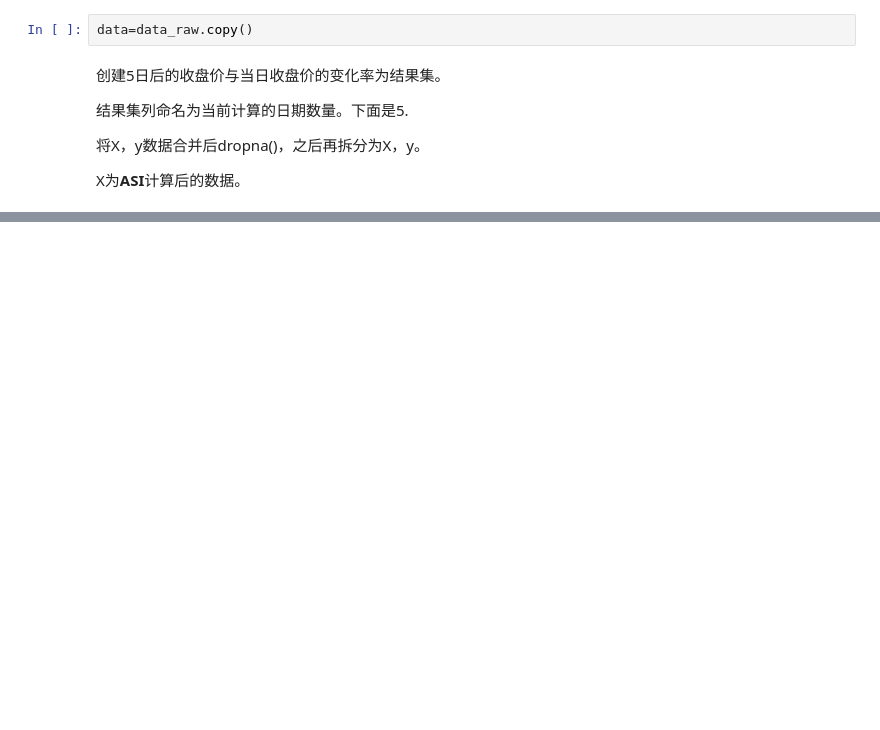
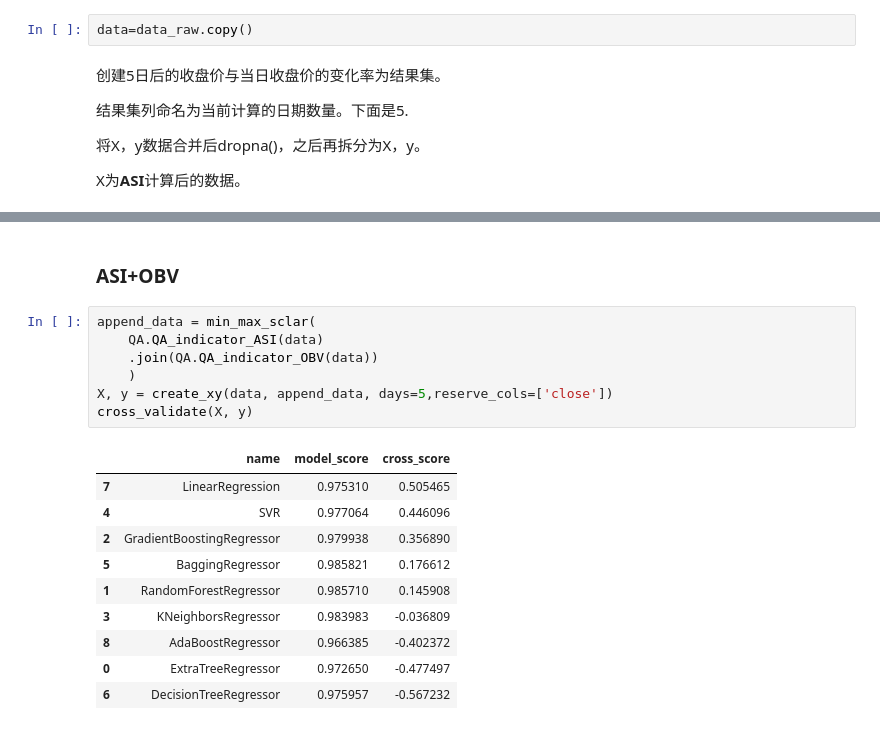
Before and after one commit to GuQiangJS/finance_ai_py, a Jupyter notebook: samples/Untitled Folder/未命名.ipynb, the cells around one changed output, grey strips where cells are left out. Saved outputs shown, nothing was run; the diff lists cells and outputs as text; blank space fills up the shorter version.

```diff
--- a/samples/Untitled Folder/未命名.ipynb
+++ b/samples/Untitled Folder/未命名.ipynb
@@ -154,0 +178,20 @@ cross_validate(X,y)
+# %% [markdown]
+### ASI+OBV
+# %%
+append_data = min_max_sclar(
+    QA.QA_indicator_ASI(data)
+    .join(QA.QA_indicator_OBV(data))
+    )
+X, y = create_xy(data, append_data, days=5,reserve_cols=['close'])
+cross_validate(X, y)
+# %% [output]
+|  | name | model_score | cross_score |
+| 7 | LinearRegression | 0.975310 | 0.505465 |
+| 4 | SVR | 0.977064 | 0.446096 |
+| 2 | GradientBoostingRegressor | 0.979938 | 0.356890 |
+| 5 | BaggingRegressor | 0.985821 | 0.176612 |
+| 1 | RandomForestRegressor | 0.985710 | 0.145908 |
+| 3 | KNeighborsRegressor | 0.983983 | -0.036809 |
+| 8 | AdaBoostRegressor | 0.966385 | -0.402372 |
+| 0 | ExtraTreeRegressor | 0.972650 | -0.477497 |
+| 6 | DecisionTreeRegressor | 0.975957 | -0.567232 |
```
Also changed, not shown: parts of 36 cells of this notebook.
